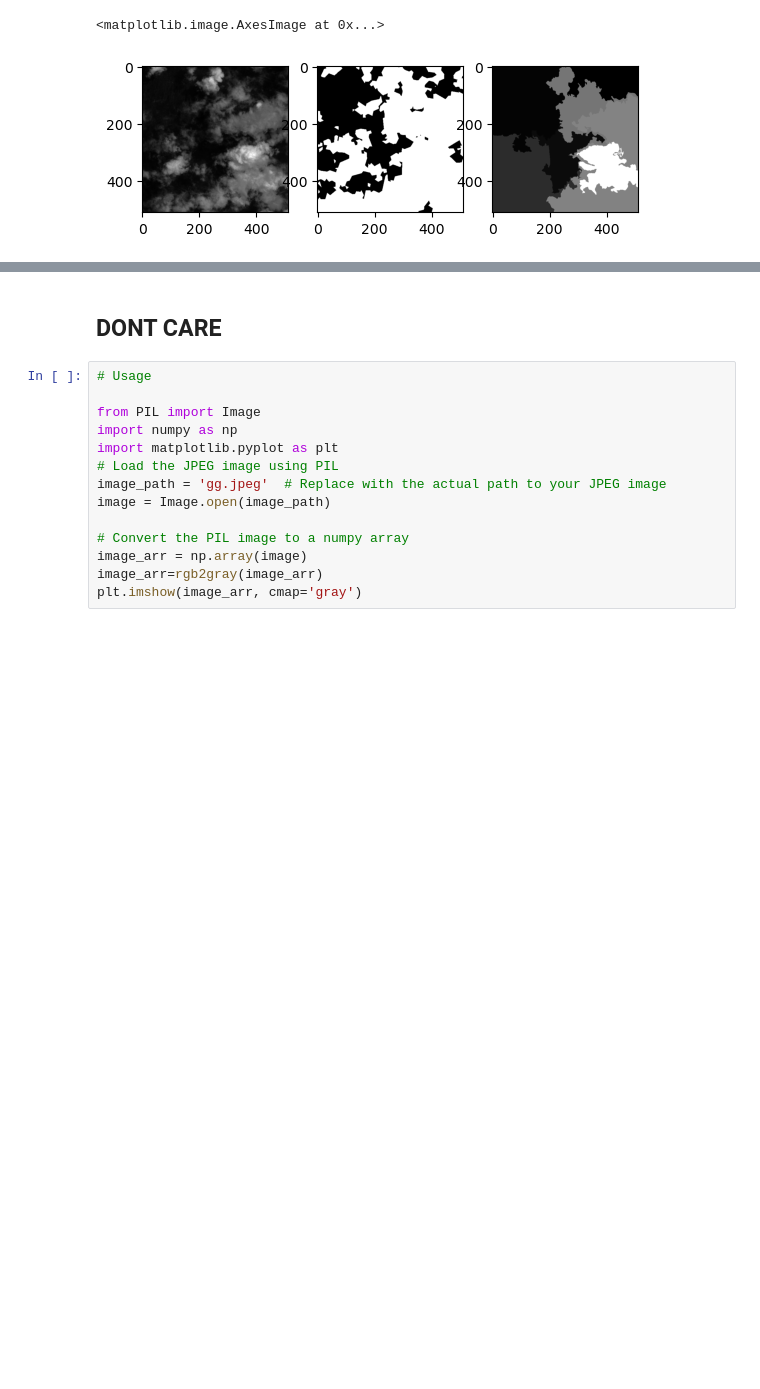
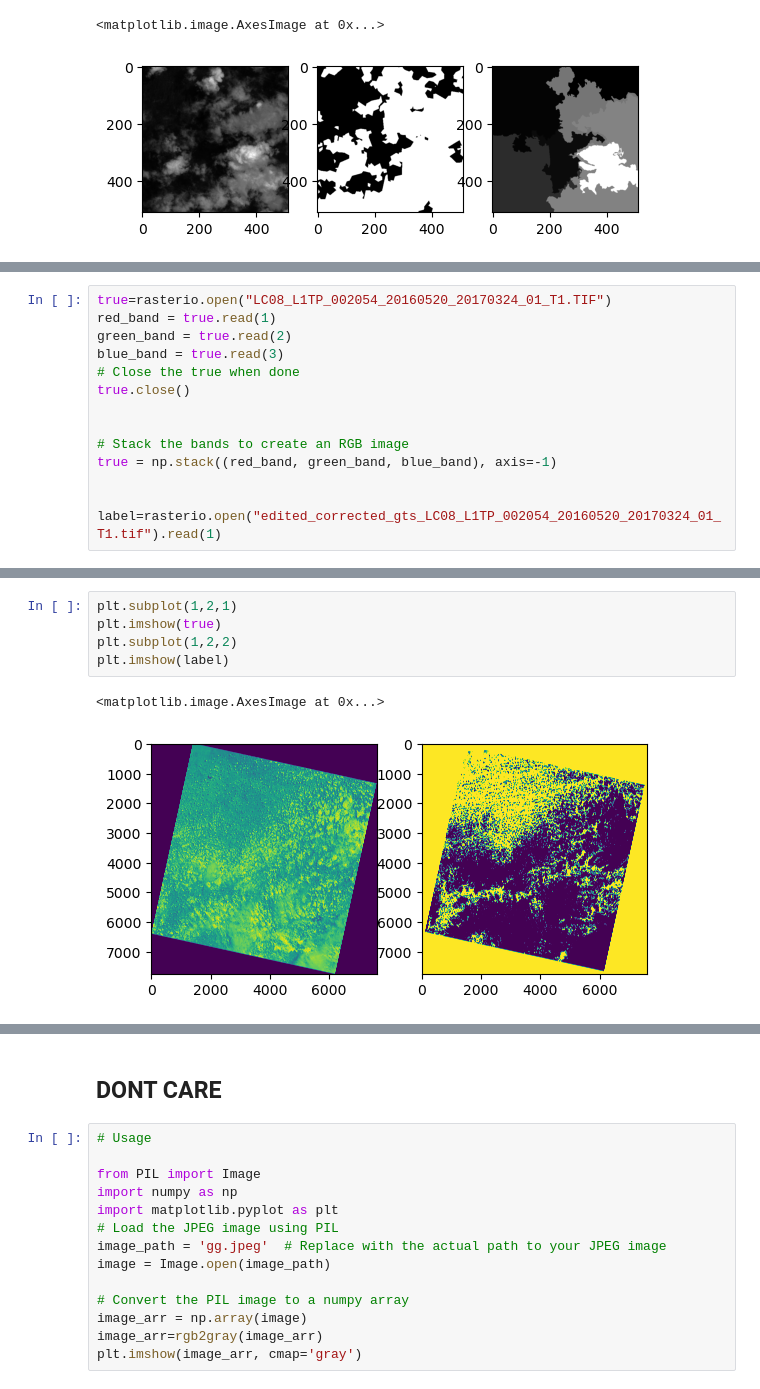
Before and after one commit to SAint7579/ComputerVision_CloudSegmentation, a Jupyter notebook: utils.ipynb, the cells around one changed output, grey strips where cells are left out. Cells and saved outputs as stored; diff of their text form; blank space fills up the shorter version.

```diff
--- a/utils.ipynb
+++ b/utils.ipynb
@@ -88,0 +165,14 @@ convert_image_array_to_slic_with_properties(image_array=true,binary_array=label,
+# %%
+true=rasterio.open("LC08_L1TP_002054_20160520_20170324_01_T1.TIF")
+red_band = true.read(1)
+green_band = true.read(2)
+blue_band = true.read(3)
+# Close the true when done
+true.close()
+
+
+# Stack the bands to create an RGB image
+true = np.stack((red_band, green_band, blue_band), axis=-1)
+
+
+label=rasterio.open("edited_corrected_gts_LC08_L1TP_002054_20160520_20170324_01_T1.tif").read(1)
@@ -88,0 +200,8 @@ convert_image_array_to_slic_with_properties(image_array=true,binary_array=label,
+# %%
+plt.subplot(1,2,1)
+plt.imshow(true)
+plt.subplot(1,2,2)
+plt.imshow(label)
+# %% [output]
+<matplotlib.image.AxesImage at 0x...>
+[figure, added]
```
Also changed, not shown: parts of 13 cells of this notebook.
